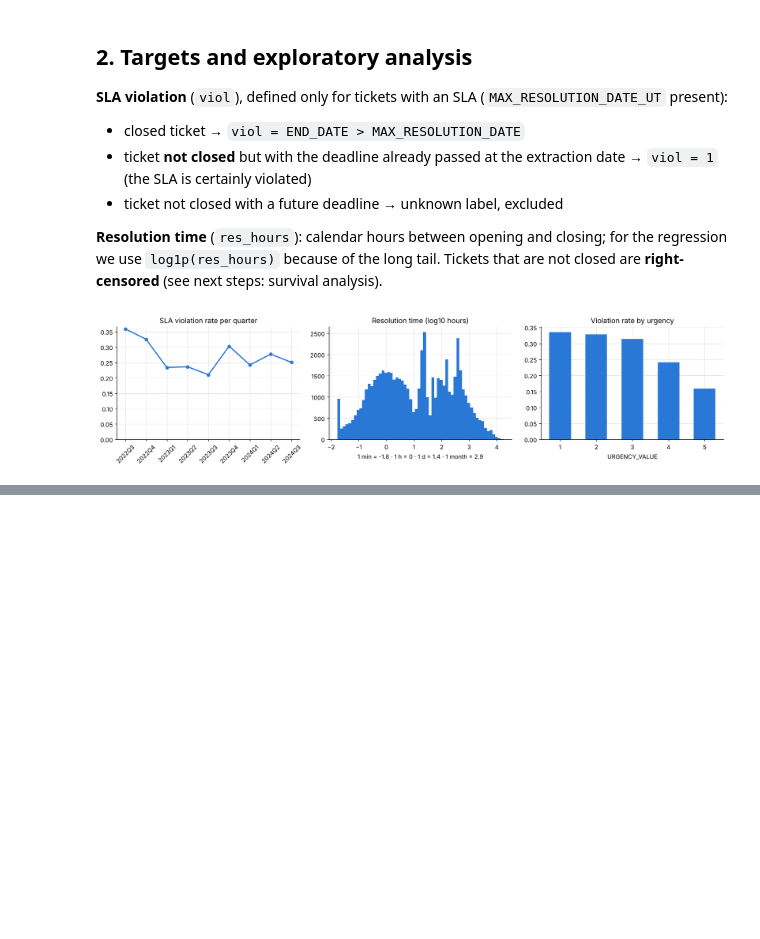
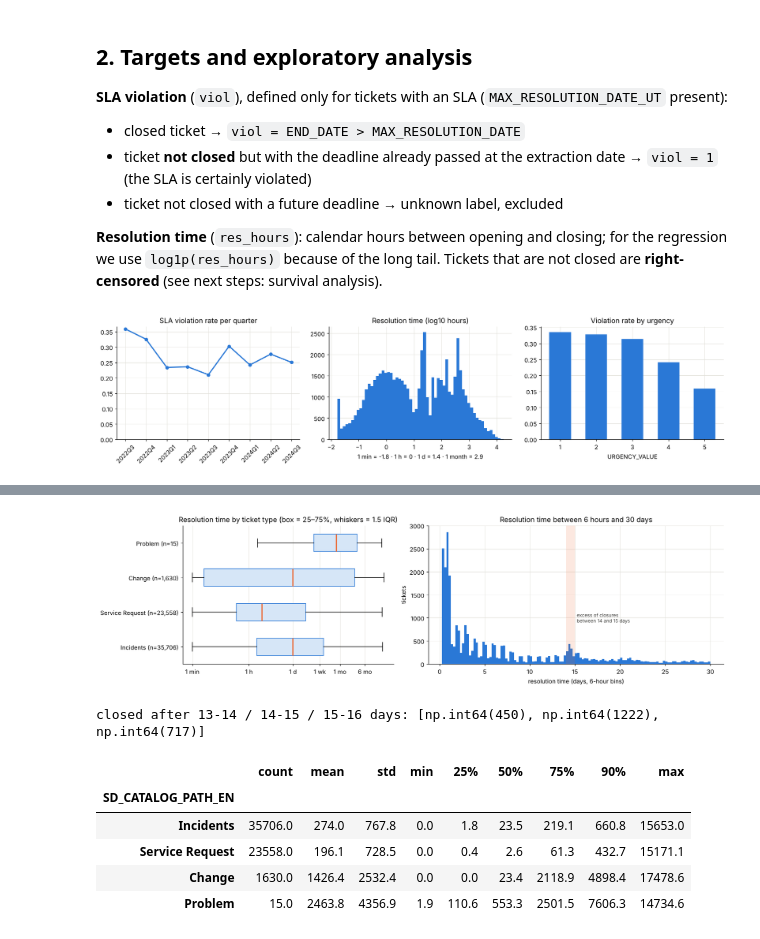
Before and after one commit to peruccalice/Data-Science-Seminars-and-Challenge, a Jupyter notebook: coding/SLA_00_exploratory.ipynb, the cells around one changed output, grey strips where cells are left out. Drawn from its saved outputs; the diff is of its cells as text; code cells hidden in the pictures; blank space fills up the shorter version.

```diff
--- a/coding/SLA_00_exploratory.ipynb
+++ b/coding/SLA_00_exploratory.ipynb
@@ -280,0 +397,37 @@ plt.tight_layout(); plt.show()
+# %%
+closed = df[df["res_hours"].notna()]
+fig, axes = plt.subplots(1, 2, figsize=(15, 4.3), gridspec_kw={"width_ratios": [1, 1.4]})
+
+order = ["Incidents", "Service Request", "Change", "Problem"]
+data = [np.log10(closed.loc[closed["SD_CATALOG_PATH_EN"] == c, "res_hours"].clip(lower=1 / 60)) for c in order]
+bp = axes[0].boxplot(data, vert=False, widths=0.5, showfliers=False, patch_artist=True,
+                     medianprops=dict(color=ORANGE, lw=2))
+for b in bp["boxes"]:
+    b.set(facecolor="#d6e6f7", edgecolor=BLUE)
+axes[0].set_yticks(range(1, 5), [f"{c} (n={len(x):,})" for c, x in zip(order, data)])
+ticks = {"1 min": 1 / 60, "1 h": 1, "1 d": 24, "1 wk": 168, "1 mo": 720, "6 mo": 4380}
+axes[0].set_xticks(np.log10(list(ticks.values())), list(ticks.keys()))
+axes[0].set_title("Resolution time by ticket type (box = 25–75%, whiskers = 1.5 IQR)")
+axes[0].grid(axis="y", visible=False)
+
+# Zoom on 6 hours - 30 days: daily waves (closures happen in working hours) and a spike at 14-15 days
+days = closed["res_hours"] / 24
+axes[1].hist(days[(days >= 0.25) & (days <= 30)], bins=np.arange(0.25, 30.01, 0.25), color=BLUE)
+axes[1].axvspan(14, 15, color=ORANGE, alpha=0.15, lw=0)
+axes[1].text(15.2, axes[1].get_ylim()[1] * 0.3, "excess of closures\nbetween 14 and 15 days", color=INK, fontsize=8)
+axes[1].set_xlabel("resolution time (days, 6-hour bins)"); axes[1].set_ylabel("tickets")
+axes[1].set_title("Resolution time between 6 hours and 30 days")
+plt.tight_layout(); plt.show()
+
+n_day = {k: ((days >= k) & (days < k + 1)).sum() for k in [13, 14, 15]}
+print("closed after 13-14 / 14-15 / 15-16 days:", list(n_day.values()))
+closed.groupby("SD_CATALOG_PATH_EN")["res_hours"].describe(percentiles=[0.25, 0.5, 0.75, 0.9]).round(1).loc[order]
+# %% [output]
+[figure, added]
+closed after 13-14 / 14-15 / 15-16 days: [np.int64(450), np.int64(1222), np.int64(717)]
+|  | count | mean | std | min | 25% | 50% | 75% | 90% | max |
+| SD_CATALOG_PATH_EN |  |  |  |  |  |  |  |  |  |
+| Incidents | 35706.0 | 274.0 | 767.8 | 0.0 | 1.8 | 23.5 | 219.1 | 660.8 | 15653.0 |
+| Service Request | 23558.0 | 196.1 | 728.5 | 0.0 | 0.4 | 2.6 | 61.3 | 432.7 | 15171.1 |
+| Change | 1630.0 | 1426.4 | 2532.4 | 0.0 | 0.0 | 23.4 | 2118.9 | 4898.4 | 17478.6 |
+| Problem | 15.0 | 2463.8 | 4356.9 | 1.9 | 110.6 | 553.3 | 2501.5 | 7606.3 | 14734.6 |
```
Also changed, not shown: parts of 22 cells of this notebook.
